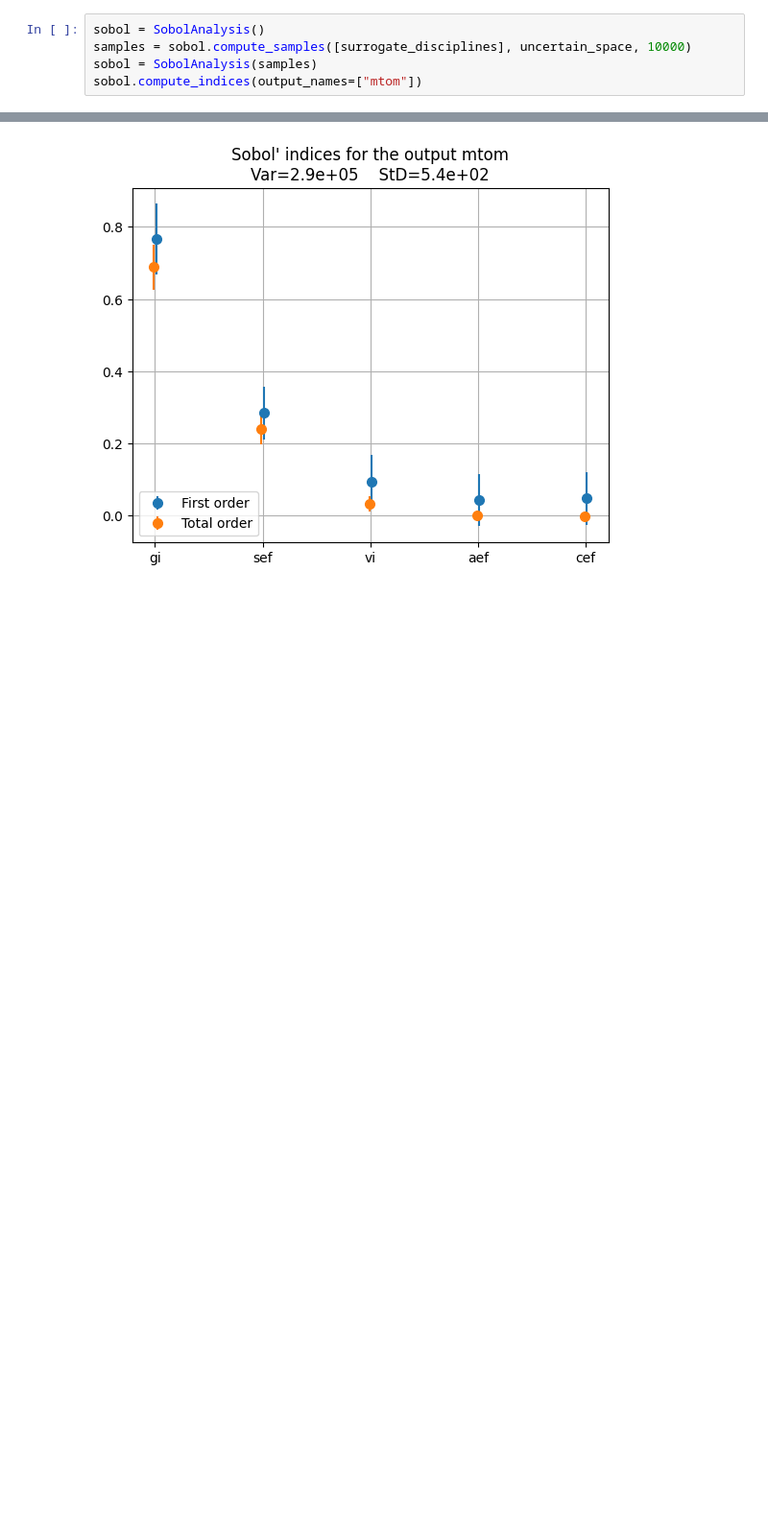
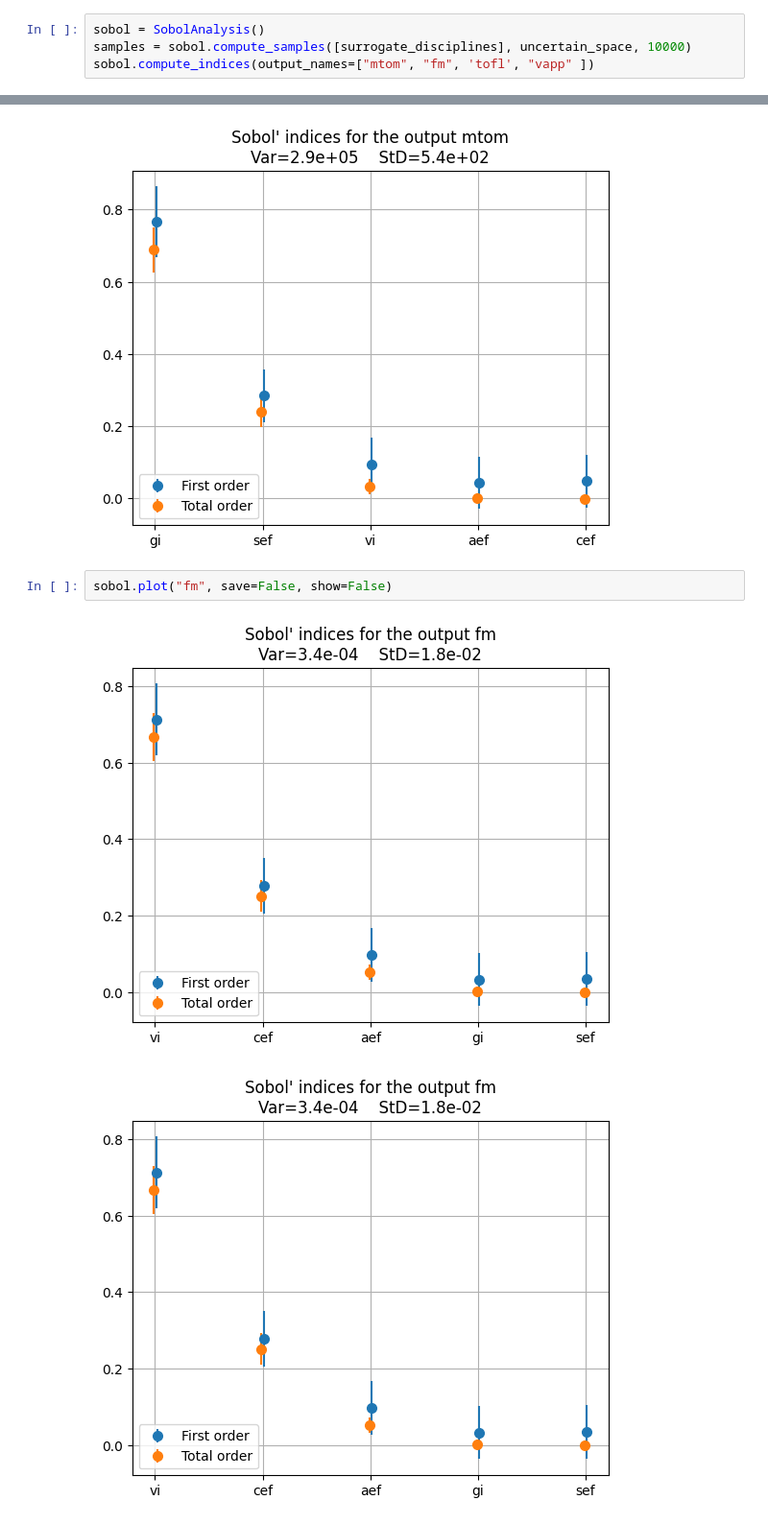
Before and after one commit to hannabkre/lh2pac, a Jupyter notebook: docs/scripts/project/UC2_problem2 .ipynb, the cells around one changed output, grey strips where cells are left out. Shown at 96% size. Saved outputs shown, nothing was run; the diff lists cells and outputs as text; blank space fills up the shorter version.

```diff
--- a/docs/scripts/project/UC2_problem2 .ipynb
+++ b/docs/scripts/project/UC2_problem2 .ipynb
@@ -133,6 +158,5 @@ plt.show()
 # %%
 sobol = SobolAnalysis()
 samples = sobol.compute_samples([surrogate_disciplines], uncertain_space, 10000)
-sobol = SobolAnalysis(samples)
-sobol.compute_indices(output_names=["mtom"])
+sobol.compute_indices(output_names=["mtom", "fm", 'tofl', "vapp" ])
 # %% [output]
@@ -163,3 +176,8 @@ sobol.plot("mtom", save=False, show=False)
 # %% [output]
 [figure]
 [figure]
+# %%
+sobol.plot("fm", save=False, show=False)
+# %% [output]
+[figure, added]
+[figure, added]
```
Also changed, not shown: parts of 9 cells of this notebook, 2 other files.
